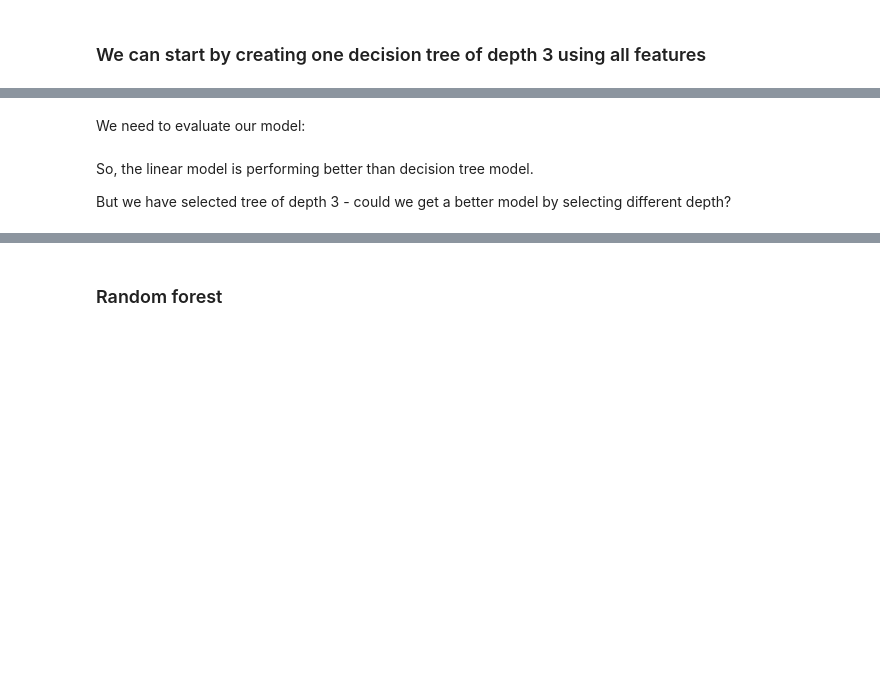
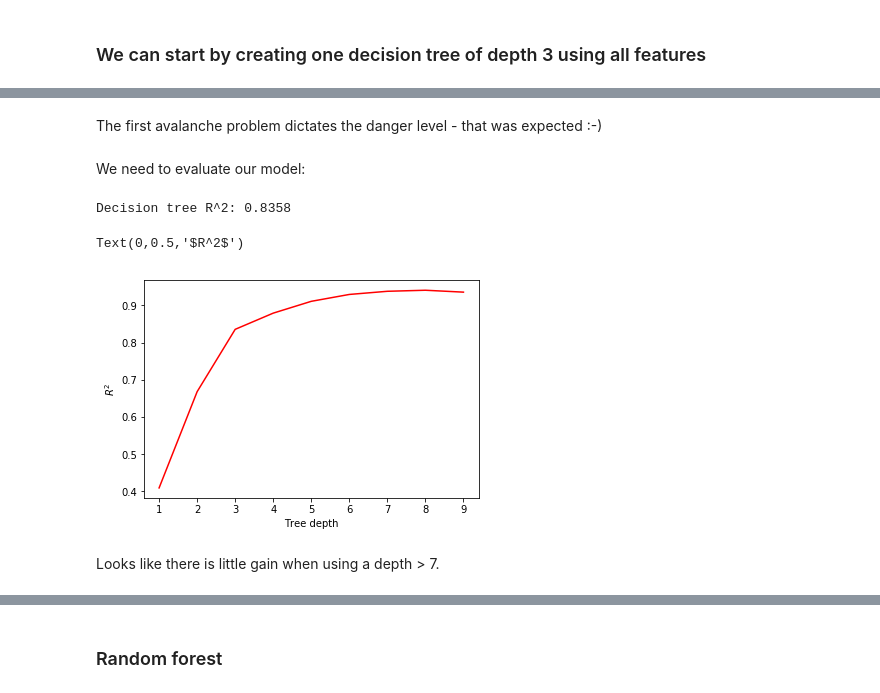
Before and after one commit to kmunve/APS, a Jupyter notebook: aps/notebooks/ml_varsom/decision_trees.ipynb, the cells around one changed output, grey strips where cells are left out. Drawn from its saved outputs; the diff is of its cells as text; code cells hidden in the pictures; blank space fills up the shorter version.

Commit message:
Continued on linear_regression and decision_trees.

```diff
--- a/aps/notebooks/ml_varsom/decision_trees.ipynb
+++ b/aps/notebooks/ml_varsom/decision_trees.ipynb
@@ -25,3 +20,10 @@ df_data = pd.read_csv('varsom_ml_preproc.csv', index_col=0)
+# %%
+df_data = pd.read_csv('varsom_ml_preproc.csv', index_col=0)
+
+target_ = 'danger_level'
+X = df_data.drop([target_, 'date_valid'], axis=1)
+y = df_data.filter([target_], axis=1)
+X_train, X_test, y_train, y_test = train_test_split(X, y, random_state = 222, test_size = 0.3)
 # %% [markdown]
 
 
@@ -40,10 +42,9 @@ df_data = pd.read_csv('varsom_ml_preproc.csv', index_col=0)
 # %% [markdown]
 ### We can start by creating one decision tree of depth 3 using all features
 # %%
-from sklearn.tree import DecisionTreeRegressor
-
-dec_tree = DecisionTreeRegressor(random_state=222, max_depth = 3)
+dec_tree = tree.DecisionTreeRegressor(random_state=222, max_depth = 3)
 
 dec_tree.fit(X_train, y_train) # we're using the same data as in last linear model
 
 predictions_dt = dec_tree.predict(X_test)
+print(predictions_dt.shape, y_test.shape)
@@ -70,2 +64,4 @@ Again, we can see that first we're splitting on RM and LSTAT, meaning that those
+# %% [markdown]
+The first avalanche problem dictates the danger level - that was expected :-)
 # %% [markdown]
 We need to evaluate our model:
@@ -74,20 +68,19 @@ print("RSS for decision tree model is {0:.2f}".format(RSS(y_test, predictions_dt
 # %%
 print('Decision tree R^2: %.4f' % dec_tree.score(X_test, y_test))
+# %% [output]
+Decision tree R^2: 0.8358
-# %% [markdown]
-So, the linear model is performing better than decision tree model.
-
-But we have selected tree of depth 3 - could we get a better model by selecting different depth?
 # %%
-def RSS_new(f, y, X):
-    return sum((y - f.predict(X))**2)
-
 depths = range(1, 10)
 
-tree_models = [DecisionTreeRegressor(random_state=222, max_depth=d).fit(X_train, y_train) for d in depths]
-tree_RSS = [RSS_new(f, y_test, X_test) for f in tree_models]
+tree_models = [tree.DecisionTreeRegressor(random_state=222, max_depth=d).fit(X_train, y_train) for d in depths]
+tree_Rsquare = [f.score(X_test, y_test) for f in tree_models]
 
-
-plt.plot(depths, tree_RSS, color = 'red')
+plt.plot(depths, tree_Rsquare, color = 'red')
 plt.xlabel('Tree depth')
-plt.ylabel('RSS')
+plt.ylabel('$R^2$')
+# %% [output]
+Text(0,0.5,'$R^2$')
+[figure, added]
+# %% [markdown]
+Looks like there is little gain when using a depth > 7.
 # %%
```
Also changed, not shown: parts of 24 cells of this notebook, 2 other files.
